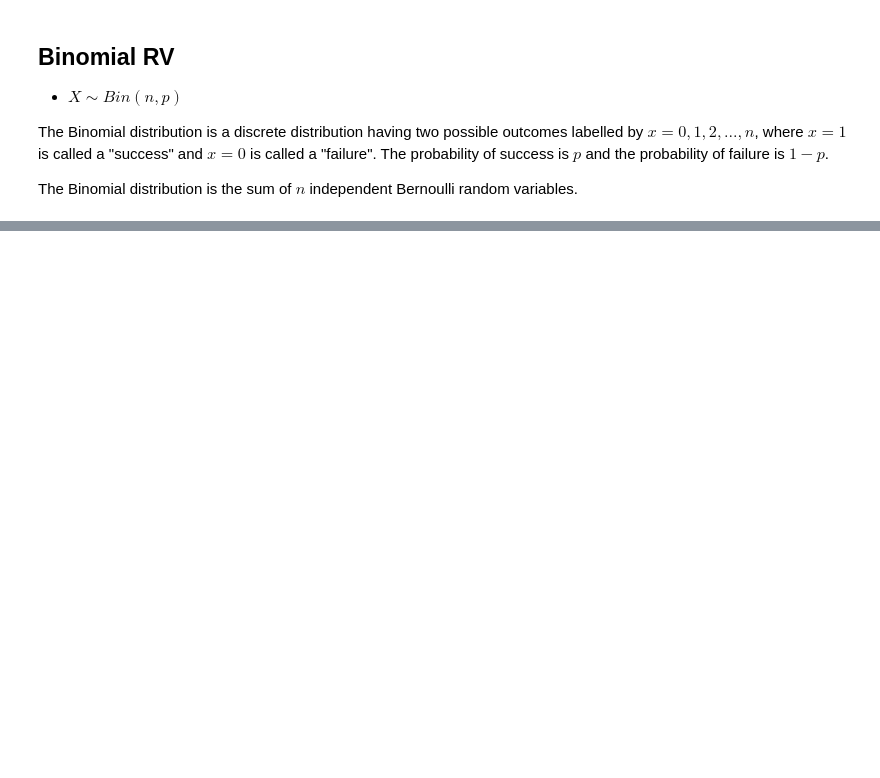
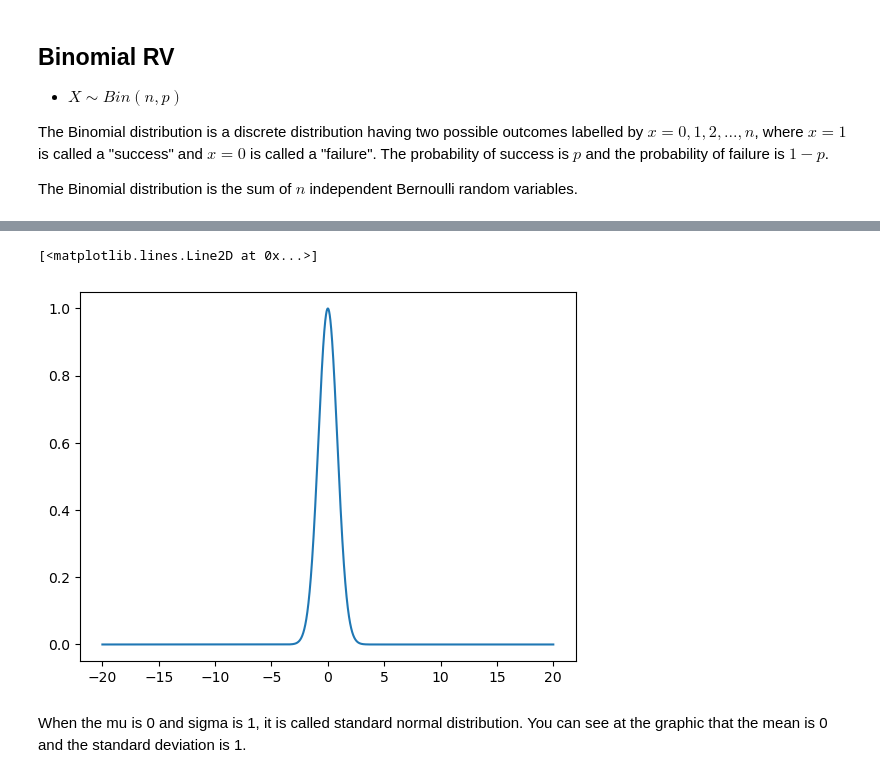
Before and after one commit to pcmoraesmenezes/Data-Science-and-Machine-Learning-Course, a Jupyter notebook: statistics in python/RV.ipynb, the cells around one changed output, grey strips where cells are left out. Cells and saved outputs as stored; diff of their text form; code cells hidden in the pictures; blank space fills up the shorter version.

Commit message:
:sparkles: :feat: Adding implementation about gaussian distribution

```diff
--- a/statistics in python/RV.ipynb
+++ b/statistics in python/RV.ipynb
@@ -135,0 +147,12 @@ The number of successes is 609
+# %%
+x: np.array = np.linspace(-20,20, 10000)
+mu: float = 0
+sgma: float = 1
+fx: np.array = np.exp((-(x-mu)**2)/(2*(sgma**2))**0.5)
+# %%
+plt.plot(x, fx)
+# %% [output]
+[<matplotlib.lines.Line2D at 0x...>]
+[figure, added]
+# %% [markdown]
+When the mu is 0 and sigma is 1, it is called standard normal distribution. You can see at the graphic that the mean is 0 and the standard deviation is 1.
```
Also changed, not shown: parts of 19 cells of this notebook.
